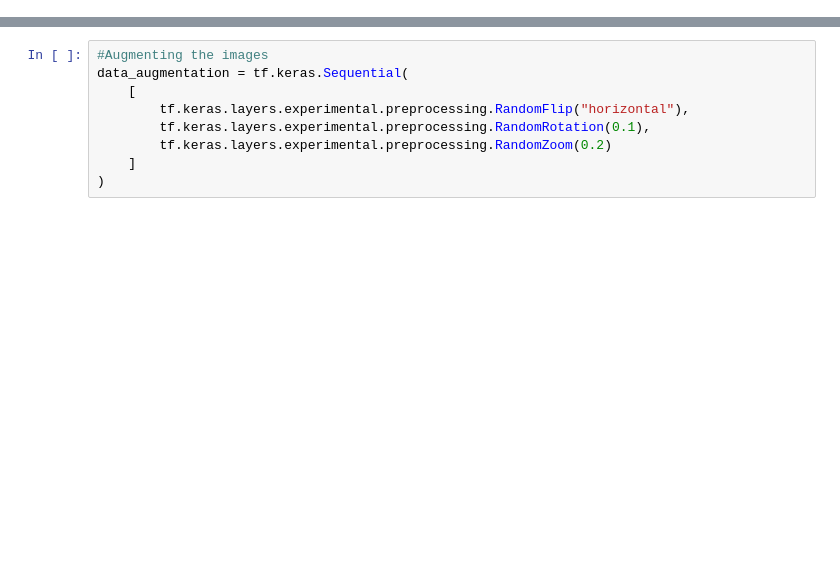
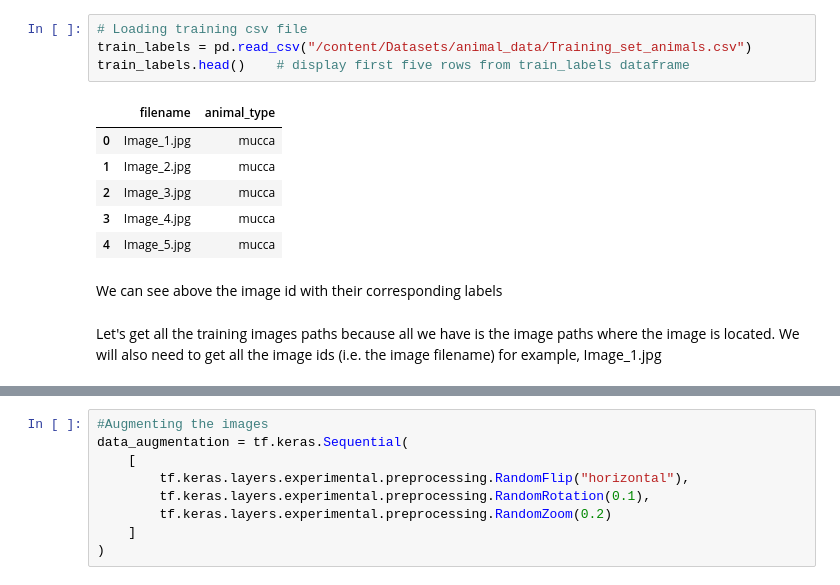
Before and after one commit to Justus-coded/DPhi-Bootcamps, a Jupyter notebook: Assignment2.ipynb, the cells around one changed output, grey strips where cells are left out. Saved outputs shown, nothing was run; the diff lists cells and outputs as text; blank space fills up the shorter version.

```diff
--- a/Assignment2.ipynb
+++ b/Assignment2.ipynb
@@ -272,0 +55,15 @@ ValueError: ignored
+# %%
+# Loading training csv file
+train_labels = pd.read_csv("/content/Datasets/animal_data/Training_set_animals.csv")
+train_labels.head()    # display first five rows from train_labels dataframe
+# %% [output]
+|  | filename | animal_type |
+| 0 | Image_1.jpg | mucca |
+| 1 | Image_2.jpg | mucca |
+| 2 | Image_3.jpg | mucca |
+| 3 | Image_4.jpg | mucca |
+| 4 | Image_5.jpg | mucca |
+# %% [markdown]
+We can see above the image id with their corresponding labels
+# %% [markdown]
+Let's get all the training images paths because all we have is the image paths where the image is located. We will also need to get all the image ids (i.e. the image filename) for example, Image_1.jpg
```
Also changed, not shown: parts of 100 cells of this notebook.
